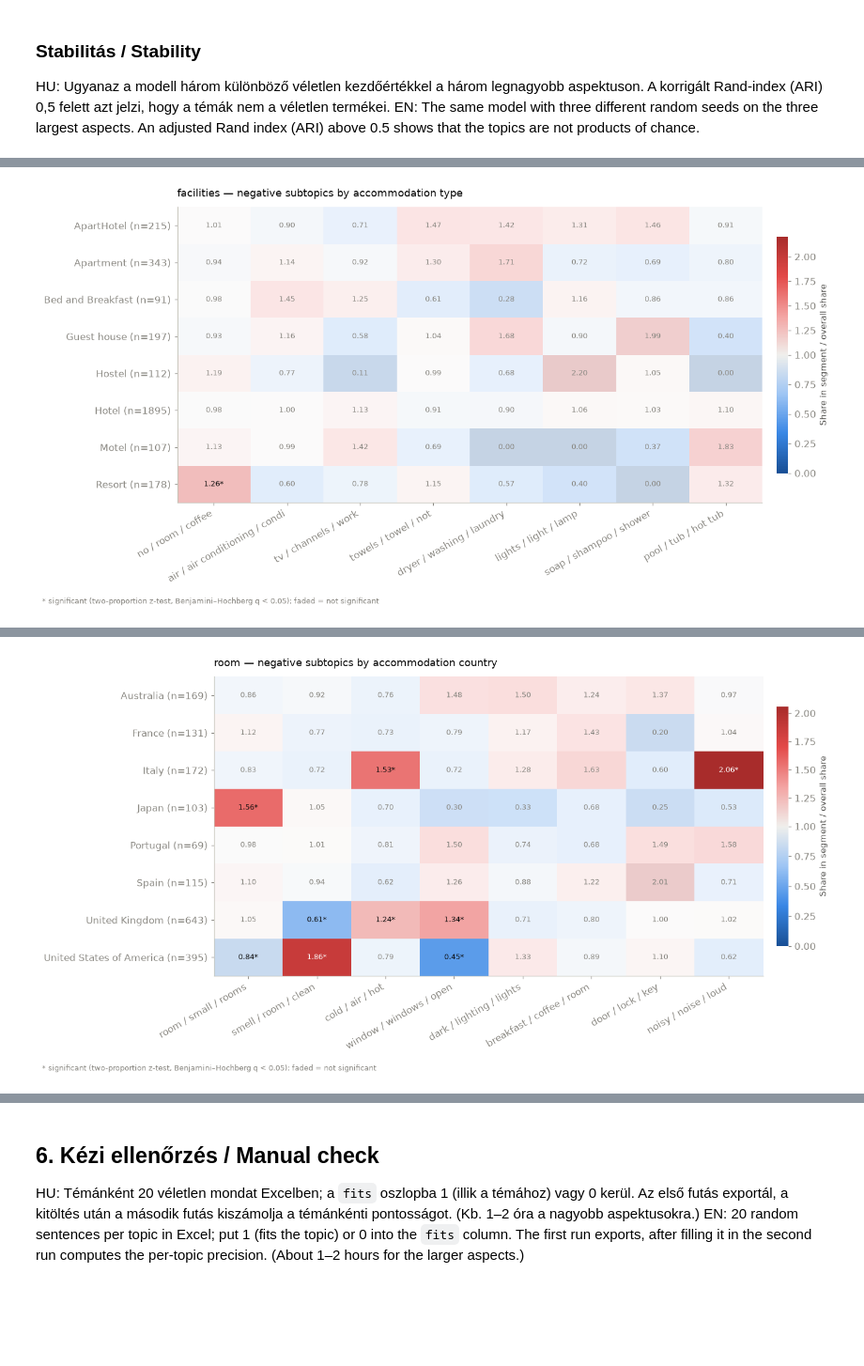
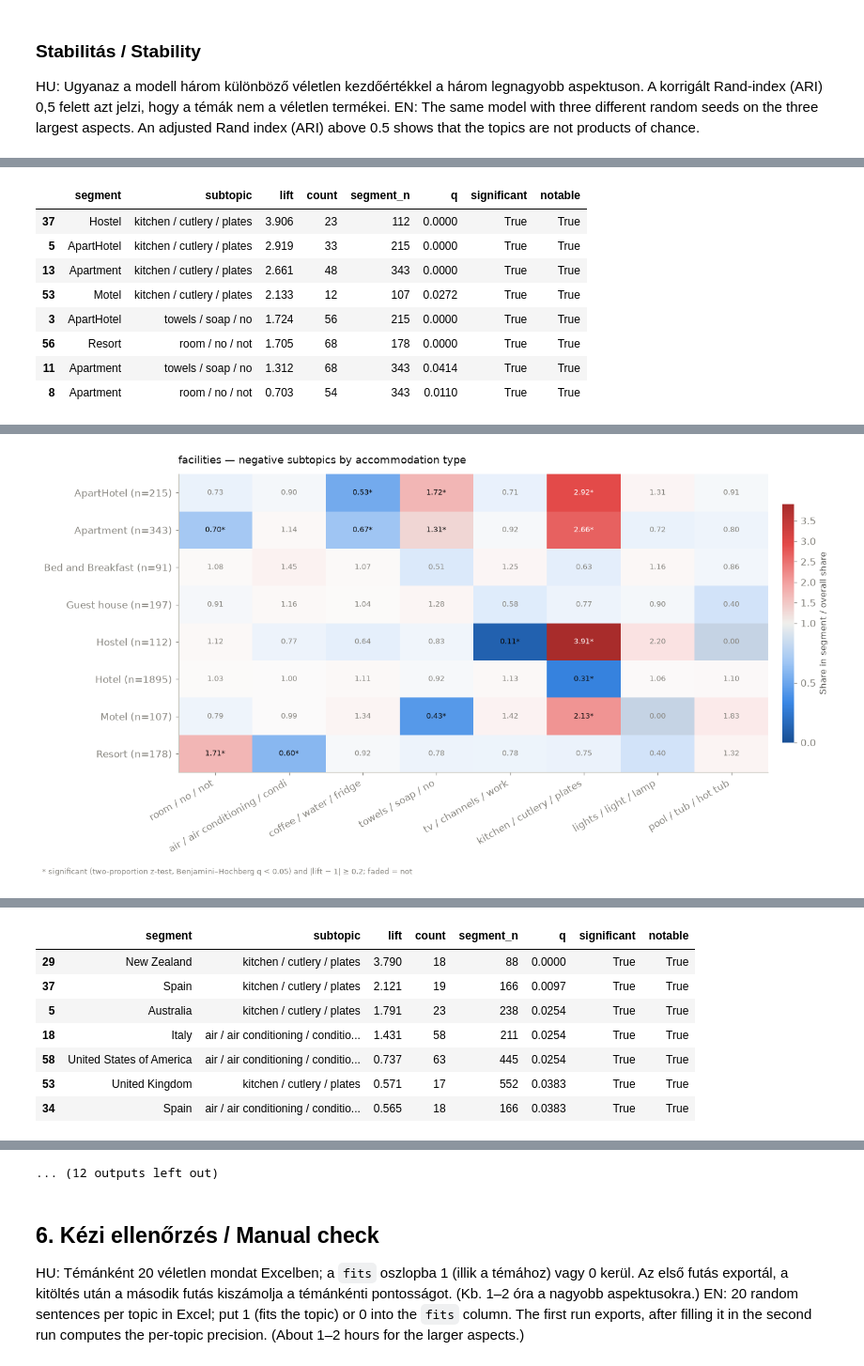
Before and after one commit to sesztaklorant/thesis, a Jupyter notebook: notebooks/05_thematic_layer.ipynb, the cells around one changed output, grey strips where cells are left out. Shown at 94% size. Saved outputs shown, nothing was run; the diff lists cells and outputs as text; code cells hidden in the pictures; blank space fills up the shorter version.

Commit message:
Layer 2 final settings (v4), 20k sample - start of finalizing the project

```diff
--- a/notebooks/05_thematic_layer.ipynb
+++ b/notebooks/05_thematic_layer.ipynb
@@ -426,8 +437,8 @@ if RUN_SWEEP:
         rows = np.sort(np.random.default_rng(CFG.random_seed).choice(
             rows, size=min(len(rows), CFG.topic_sample_per_aspect), replace=False))
         sweeps.append(tm.granularity_sweep(subset["sentence"].iloc[rows], embeddings[rows])
-                        .assign(aspect=aspect).reset_index())
-    sweep = pd.concat(sweeps, ignore_index=True).set_index(["aspect", "min_cluster_share"])
+                        .reset_index().assign(aspect=aspect))
+    sweep = pd.concat(sweeps, ignore_index=True).set_index(["aspect", "min_cluster_share", "max_topics"])
     display(sweep); ev.save_table(sweep, f"05_{TAG}_granularity_sweep")
-print("Chosen subtopic min_cluster_share:", CFG.subtopic_min_cluster_share)
+print("Chosen subtopic settings:", tm.subtopic_params())
 # %% [output]
@@ -531,6 +542,8 @@ for aspect in MAIN_ASPECTS[:4]:
     print(f"\n=== {aspect} ===")
     for _, r in topic_table[topic_table["aspect"] == aspect].head(6).iterrows():
         print(f"  [{r['topic']}] {r['label']}  ({r['share_within_aspect']:.0%}, NPMI {r['coherence_npmi']:.2f})")
+        if r["merged_from"]:
+            print(f"       merged from: {r['merged_from'][:150]}")
         print(f"       e.g. {r['examples'].split(' || ')[0][:150]}")
 # %% [output]
 === facilities ===
@@ -573,8 +586,7 @@ for aspect in MAIN_ASPECTS[:3]:
     rows = np.where(subset[f"asp_{aspect}"].to_numpy() == 1)[0]
     rows = np.sort(np.random.default_rng(CFG.random_seed).choice(
         rows, size=min(len(rows), CFG.topic_sample_per_aspect), replace=False))
-    table = tm.topic_stability(subset["sentence"].iloc[rows], embeddings[rows],
-                               min_cluster_share=CFG.subtopic_min_cluster_share)
+    table = tm.topic_stability(subset["sentence"].iloc[rows], embeddings[rows], **tm.subtopic_params())
     stability_rows.append({"aspect": aspect, "mean_pairwise_ari": table.attrs["mean_pairwise_ari"],
                            "n_topics_per_seed": table["n_topics"].tolist()})
 stability = pd.DataFrame(stability_rows).set_index("aspect").round(3)
@@ -612,7 +630,9 @@ for aspect in MAIN_ASPECTS[:3]:
         lift = tm.segment_table(assignments, subset, aspect, segment, min_count=50, top_segments=8)
         if lift.empty:
             continue
-        ev.save_table(lift, f"05_{TAG}_map_{aspect}_by_{segment}")
+        long = tm.segment_long_table(lift)
+        ev.save_table(long, f"05_{TAG}_map_{aspect}_by_{segment}")
+        display(long[long["notable"]].head(8))
         tm.plot_segment_heatmap(lift, f"{aspect.replace('_', ' ')} — {SENTIMENT} subtopics by {segment.replace('_', ' ')}",
                                 save_as=f"05_{TAG}_map_{aspect}_by_{segment}")
         plt.show()
@@ -621,0 +641,9 @@ for aspect in MAIN_ASPECTS[:3]:
+|  | segment | subtopic | lift | count | segment_n | q | significant | notable |
+| 37 | Hostel | kitchen / cutlery / plates | 3.906 | 23 | 112 | 0.0000 | True | True |
+| 5 | ApartHotel | kitchen / cutlery / plates | 2.919 | 33 | 215 | 0.0000 | True | True |
+| 13 | Apartment | kitchen / cutlery / plates | 2.661 | 48 | 343 | 0.0000 | True | True |
+| 53 | Motel | kitchen / cutlery / plates | 2.133 | 12 | 107 | 0.0272 | True | True |
+| 3 | ApartHotel | towels / soap / no | 1.724 | 56 | 215 | 0.0000 | True | True |
+| 56 | Resort | room / no / not | 1.705 | 68 | 178 | 0.0000 | True | True |
+| 11 | Apartment | towels / soap / no | 1.312 | 68 | 343 | 0.0414 | True | True |
+| 8 | Apartment | room / no / not | 0.703 | 54 | 343 | 0.0110 | True | True |
@@ -622 +651 @@ for aspect in MAIN_ASPECTS[:3]:
-[figure, old version]
+[figure, new version]
@@ -624,0 +653,8 @@ for aspect in MAIN_ASPECTS[:3]:
+|  | segment | subtopic | lift | count | segment_n | q | significant | notable |
+| 29 | New Zealand | kitchen / cutlery / plates | 3.790 | 18 | 88 | 0.0000 | True | True |
+| 37 | Spain | kitchen / cutlery / plates | 2.121 | 19 | 166 | 0.0097 | True | True |
+| 5 | Australia | kitchen / cutlery / plates | 1.791 | 23 | 238 | 0.0254 | True | True |
+| 18 | Italy | air / air conditioning / conditio... | 1.431 | 58 | 211 | 0.0254 | True | True |
+| 58 | United States of America | air / air conditioning / conditio... | 0.737 | 63 | 445 | 0.0254 | True | True |
+| 53 | United Kingdom | kitchen / cutlery / plates | 0.571 | 17 | 552 | 0.0383 | True | True |
+| 34 | Spain | air / air conditioning / conditio... | 0.565 | 18 | 166 | 0.0383 | True | True |
@@ -631 +674,0 @@ for aspect in MAIN_ASPECTS[:3]:
-[figure, removed]
@@ -638,3 +675,4 @@ for aspect in MAIN_ASPECTS[:3]:
+... (12 outputs left out)
 # %% [markdown]
 ## 6. Kézi ellenőrzés / Manual check
 
```
Also changed, not shown: parts of 16 cells of this notebook, 25 other files.
